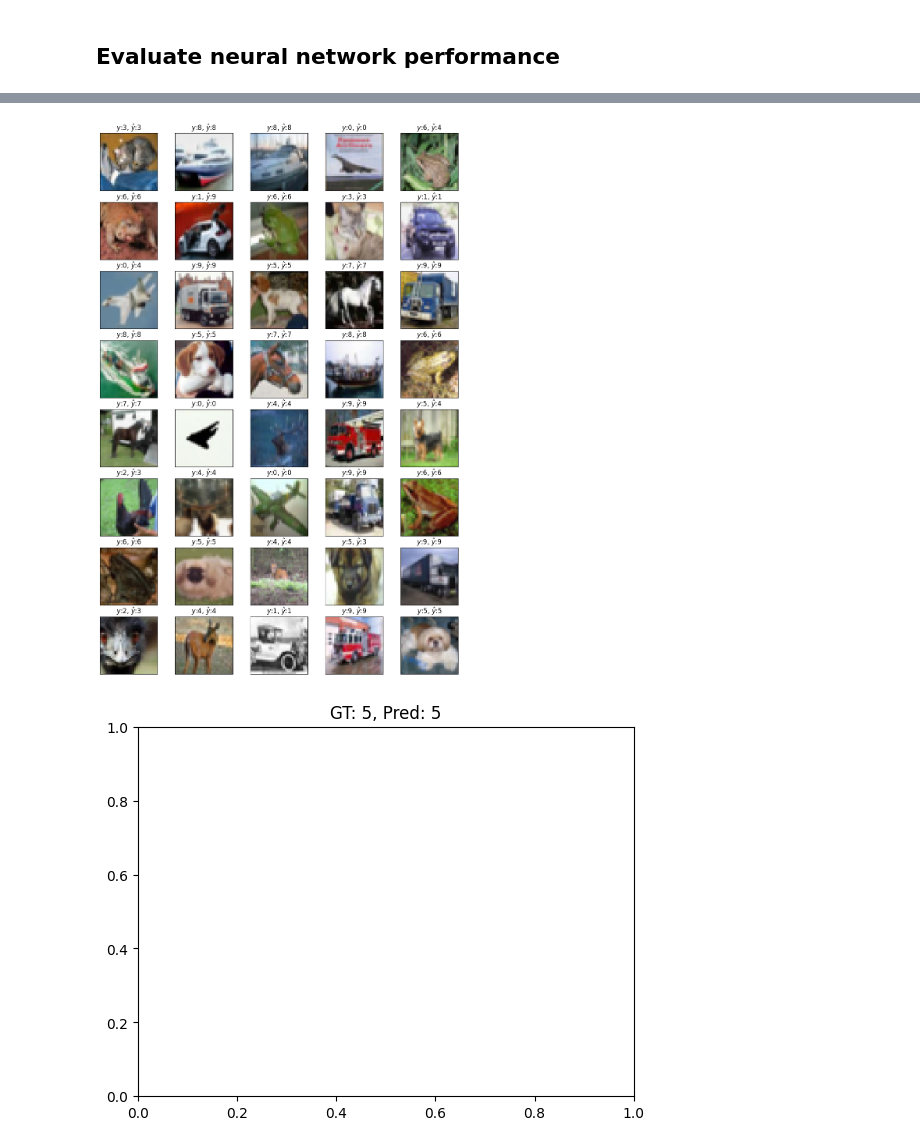
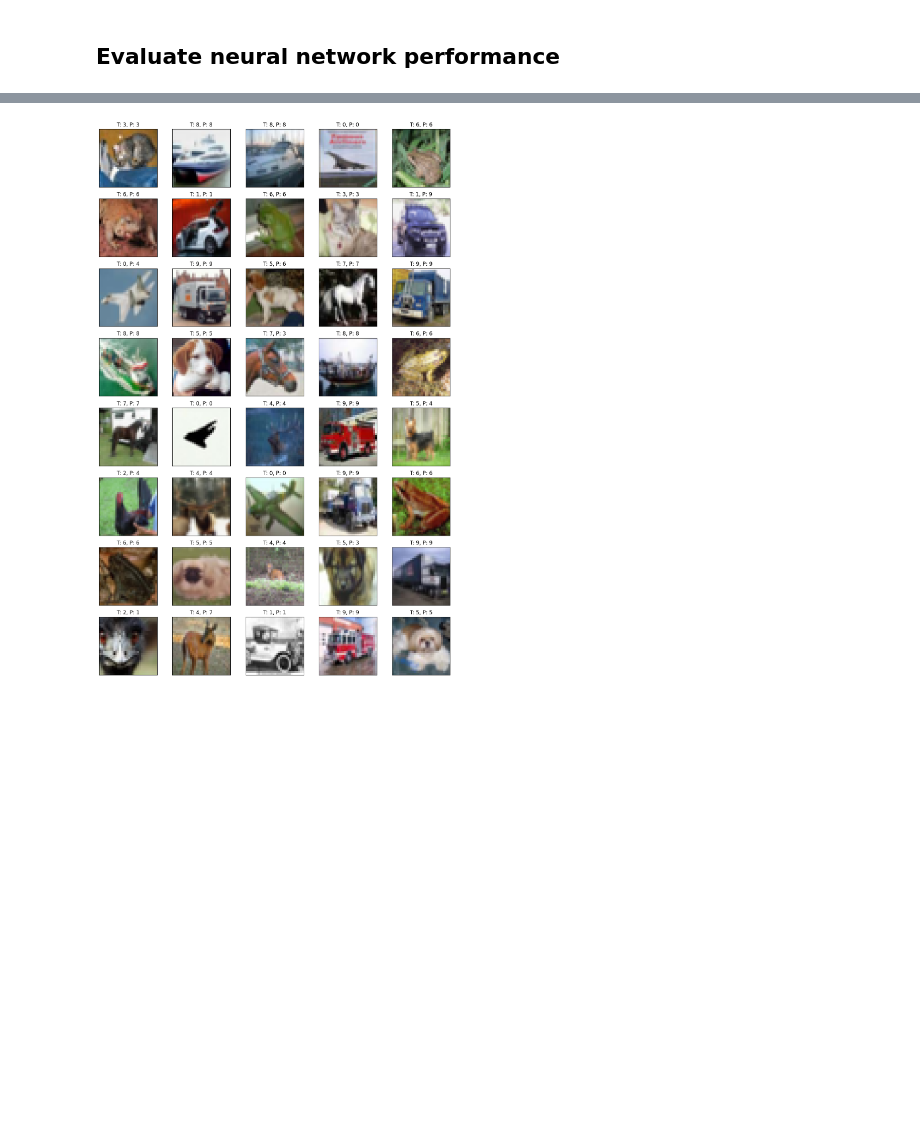
Before and after one commit to ssy02/shweyati, a Jupyter notebook: [AI2025_Assignment]_CIFAR10_Classification.ipynb, the cells around one changed output, grey strips where cells are left out. Cells and saved outputs as stored; diff of their text form; code cells hidden in the pictures; blank space fills up the shorter version.

```diff
--- a/[AI2025_Assignment]_CIFAR10_Classification.ipynb
+++ b/[AI2025_Assignment]_CIFAR10_Classification.ipynb
@@ -93,23 +93,26 @@ model.evaluate(x_test,  y_test, verbose=2)
 # %%
-prob = model.predict(x_test[0:40], verbose=0)
+prob = model.predict(x_test[:40], verbose=0)
 pred = tf.argmax(prob, axis=1)
 
 fig = plt.figure(figsize=(12, 18))
 for i in range(40):
     subplot = fig.add_subplot(8, 5, i + 1)
     subplot.set_xticks([])
     subplot.set_yticks([])
-    string = r'$\hat{y}$'
-    subplot.set_title(f'$y$:{tf.argmax(y_test[i])}, {string}:{pred[i].numpy()}')
-    subplot.imshow(tf.squeeze(x_test[i]))
+
+    true_label = tf.argmax(y_test[i]).numpy()
+    pred_label = pred[i].numpy()
+
+    subplot.set_title(f'T: {true_label}, P: {pred_label}')
+
+    # 이미지가 보이도록 squeeze와 clip 추가
+    image = x_test[i].squeeze()
+    image = (image * 255).astype("uint8")   # 정규화 해제
+    subplot.imshow(image)
+plt.tight_layout()
 plt.show()
-true_label = tf.argmax(y_test[i]).numpy()
-pred_label = pred[i].numpy()
-plt.title(f"GT: {true_label}, Pred: {pred_label}")
-loss, accuracy = model.evaluate(x_test, y_test, verbose=0)
 # %% [output]
-[figure, old version]
+[figure, new version]
-[figure, removed]
 # %%
 loss, accuracy = model.evaluate(x_test, y_test, verbose=0)
 print("Test Accuracy:", accuracy)
```
Also changed, not shown: parts of 3 cells of this notebook.
